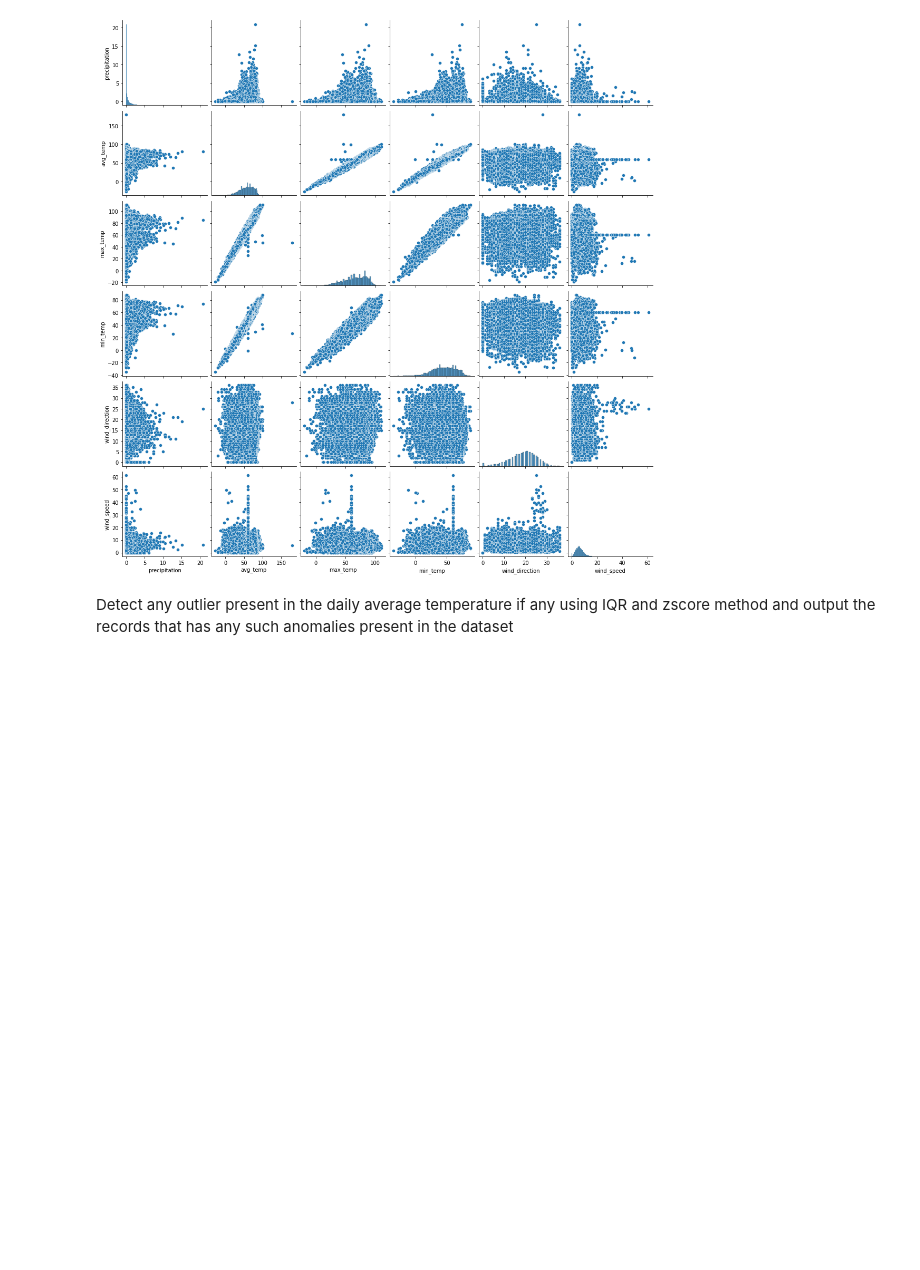
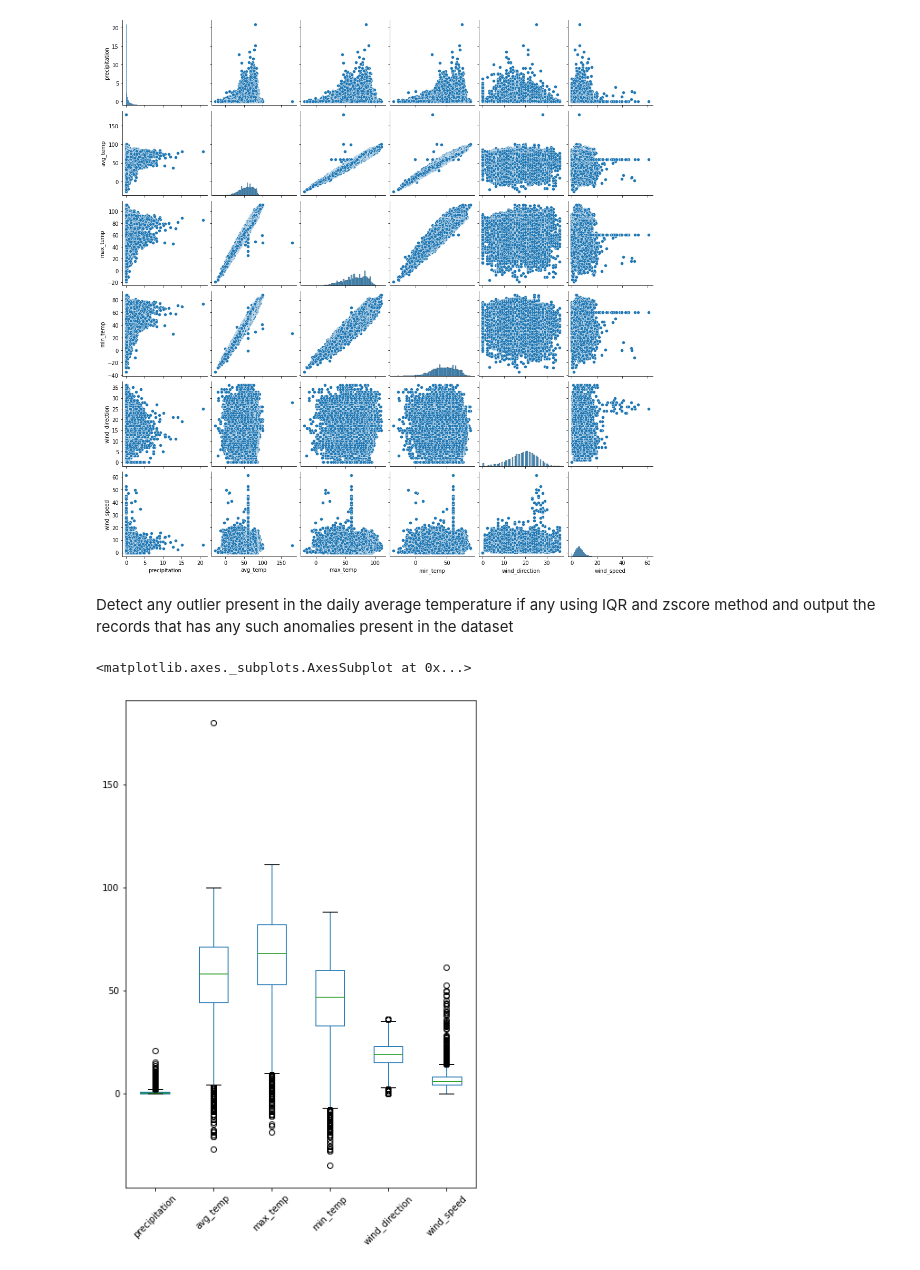
Before and after one commit to Bibhuti-MLAI/Python-Assignment, a Jupyter notebook: Python_Assignment.ipynb, the cells around one changed output. Cells and saved outputs as stored; diff of their text form; code cells hidden in the pictures; blank space fills up the shorter version.

```diff
--- a/Python_Assignment.ipynb
+++ b/Python_Assignment.ipynb
@@ -751,3 +751,8 @@ sns.pairplot(data=df)
 [figure]
 # %% [markdown]
 Detect any outlier present in the daily average temperature if any using IQR and zscore method and output the records that has any such anomalies present in the dataset
+# %%
+df.boxplot(grid = False, rot = 45, figsize=(7,10) ,fontsize = 10)
+# %% [output]
+<matplotlib.axes._subplots.AxesSubplot at 0x...>
+[figure, added]
```
Also changed, not shown: parts of 15 cells of this notebook.
